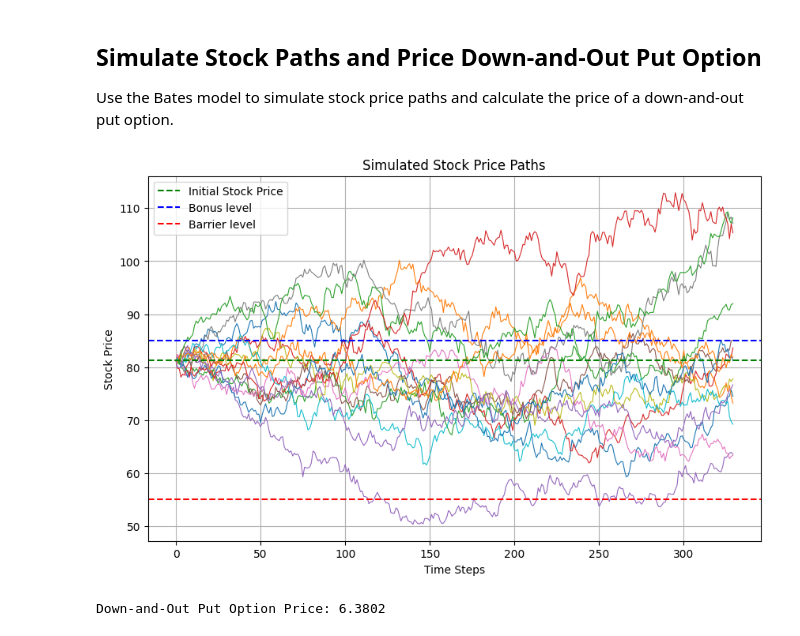
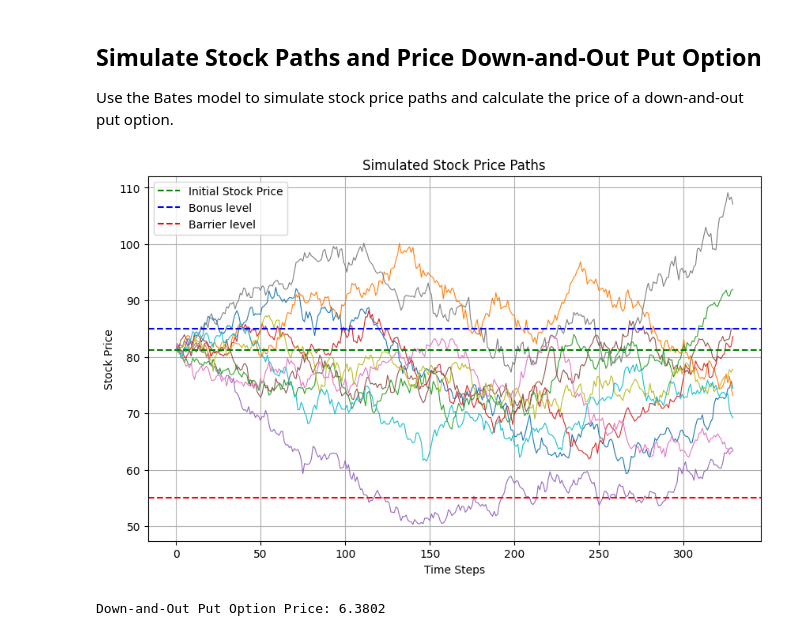
Before and after one commit to MichaelCarloH/bonus-certificate-bates-hedging, a Jupyter notebook: notebooks/bc_pricing.ipynb, the cells around one changed output. Drawn from its saved outputs; the diff is of its cells as text; code cells hidden in the pictures.

```diff
--- a/notebooks/bc_pricing.ipynb
+++ b/notebooks/bc_pricing.ipynb
@@ -18,5 +18,6 @@ H = 55
 q = 0.02
 start_date = valuation_date = datetime.datetime(2025, 4, 25)
 maturity_date = datetime.datetime(2026, 3, 20)
-T = 328/365 # 08/04/25 - 16/06/26
+#T = 328/365 # 08/04/25 - 16/06/26
 T = (maturity_date - valuation_date).days / 365.0
+print(T)
@@ -372,29 +374,29 @@ Use the Bates model to simulate stock price paths and calculate the price of a d
 # %%
 # Simulate stock price paths using the Bates model
 n_paths = 10000  # Number of Monte Carlo paths
 #n_steps = 365 * int(T   # Number of time steps (daily steps for 1 year)
 seed = 42         # Random seed for reproducibility
 
 K = 85  # Strike price
 H = 55  # Barrier level
 
 simulated_paths = calibrated_model.simulate_paths(n_paths=n_paths, seed=seed)
 
 # Plot a few simulated paths
 plt.figure(figsize=(10, 6))
-for i in range(15):  # Plot 10 sample paths
+for i in range(10):  # Plot 10 sample paths
     plt.plot(simulated_paths[i], lw=0.8)
 plt.title("Simulated Stock Price Paths")
 plt.xlabel("Time Steps")
 plt.ylabel("Stock Price")
 plt.axhline(y=S0, color='green', linestyle='--', label='Initial Stock Price')
 plt.axhline(y=K, color='blue', linestyle='--', label='Bonus level')
 plt.axhline(y=H, color='red', linestyle='--', label='Barrier level')
 plt.legend()
 plt.grid(True)
 plt.show()
 # %% [output]
-[figure, old version]
+[figure, new version]
 # %%
 # Price a down-and-out put option using Monte Carlo simulation
 
```
Also changed, not shown: parts of 11 cells of this notebook, 1 other file.
